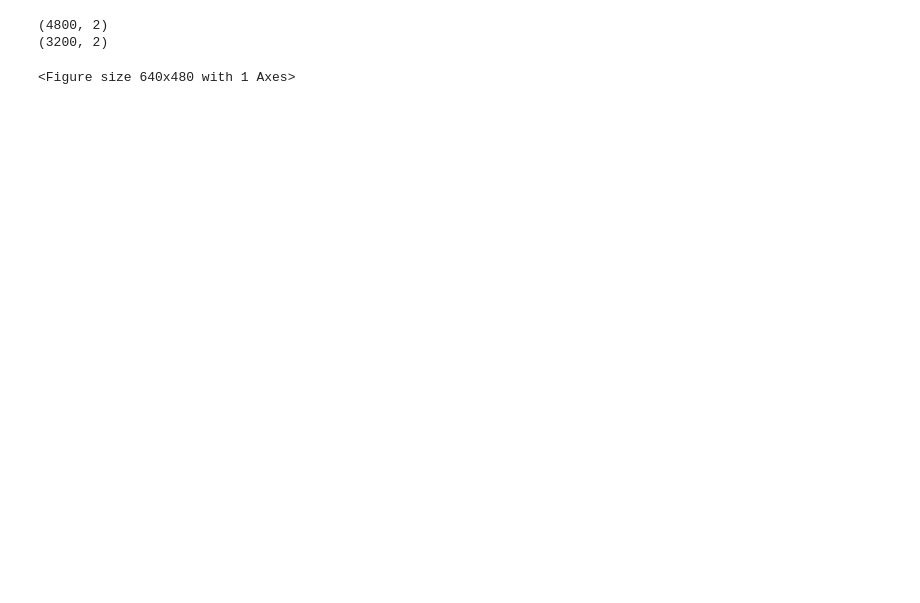
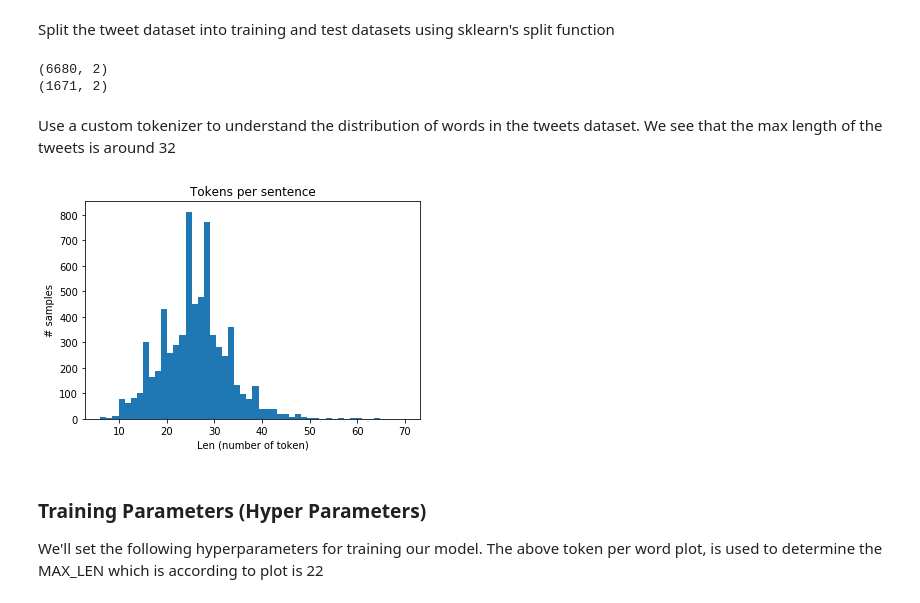
Before and after one commit to sujaybhowmick/twitter_sentiment_analysis, a Jupyter notebook: sentiment_analysis.ipynb, the cells around one changed output. Drawn from its saved outputs; the diff is of its cells as text; code cells hidden in the pictures; blank space fills up the shorter version.

```diff
--- a/sentiment_analysis.ipynb
+++ b/sentiment_analysis.ipynb
@@ -29,32 +48,36 @@ df
+# %% [markdown]
+Split the tweet dataset into training and test datasets using sklearn's split function
 # %%
 from sklearn.model_selection import train_test_split
-train, test = train_test_split(df, test_size=0.5)
+train, test = train_test_split(df, test_size=0.2)
 print(train.shape)
 print(test.shape)
-
-#print('Label:', train['label'][0])
-#print('Text:', train['content'][0])
 # %% [output]
-(4800, 2)
-(3200, 2)
+(6680, 2)
+(1671, 2)
+# %% [markdown]
+Use a custom tokenizer to understand the distribution of words in the tweets dataset. We see that the max length of the tweets is around 32
 # %%
 import re
 import string
 import os
 import matplotlib
-import matplotlib.pyplot as plt
+import matplotlib.pyplot as plot
 from keras.preprocessing.text import Tokenizer
 
-# Custom Tokenizer
+# Toeknize
 re_tok = re.compile(f'([{string.punctuation}“”¨«»®´·º½¾¿¡§£₤‘’])')
 def tokenize(s): return re_tok.sub(r' \1 ', s).split()
-
-# Plot sentence by lenght
-plt.hist([len(tokenize(s)) for s in train['content'].values], bins=50)
-plt.title('Tokens per sentence')
-plt.xlabel('Len (number of token)')
-plt.ylabel('# samples')
-plt.show()
+# Plot
+plot.hist([len(tokenize(s)) for s in train['content'].values], bins=50)
+plot.title('Tokens per sentence')
+plot.xlabel('Len (number of token)')
+plot.ylabel('# samples')
+plot.show()
 # %% [output]
-<Figure size 640x480 with 1 Axes>
+[figure, added]
+# %% [markdown]
+### Training Parameters (Hyper Parameters)
+We'll set the following hyperparameters for training our model.
+The above token per word plot, is used to determine the MAX_LEN which is according to plot is 22
 # %%
```
Also changed, not shown: parts of 16 cells of this notebook, 7 other files.
